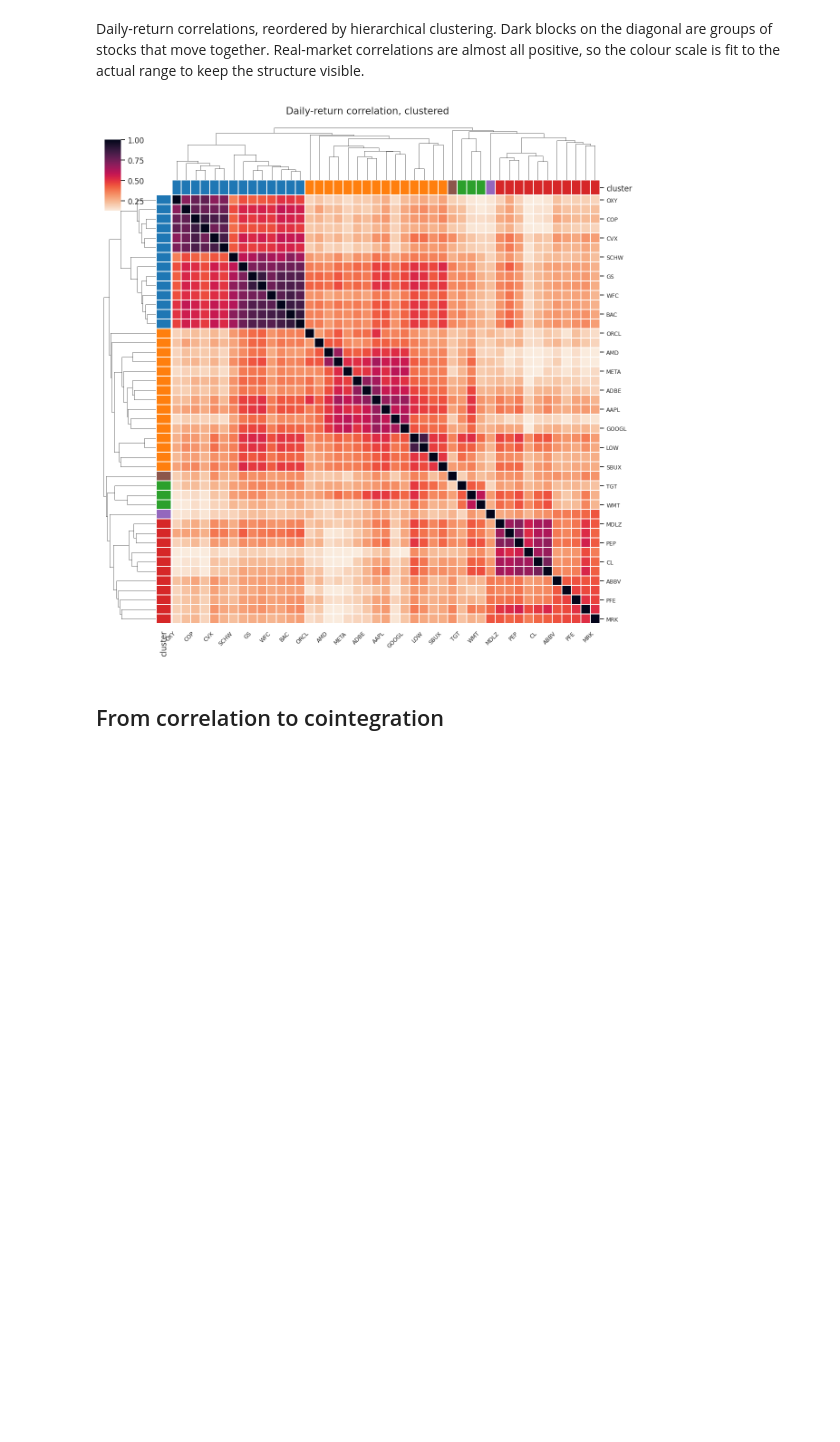
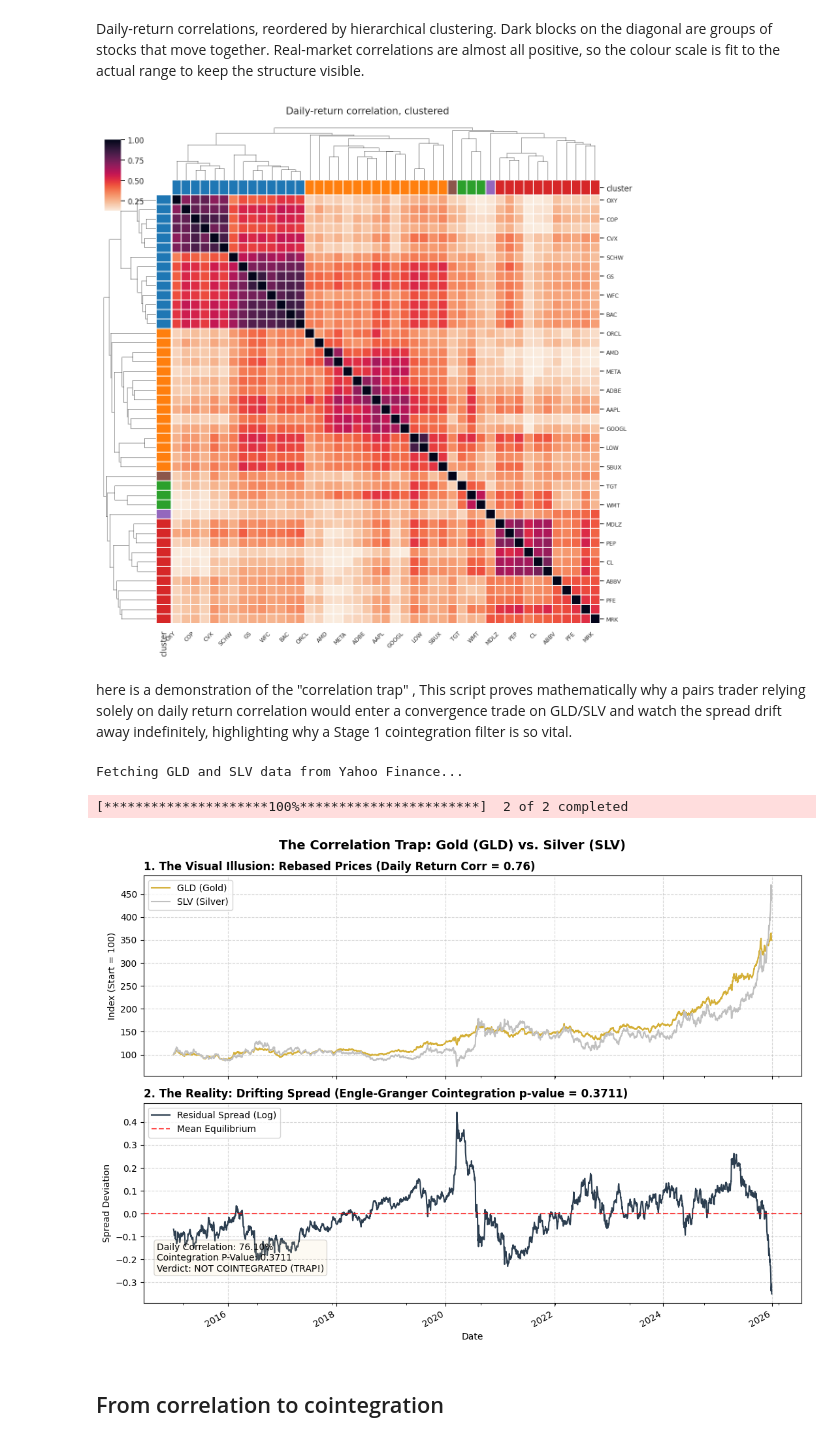
Before and after one commit to Saul666/MidtermProjBIU, a Jupyter notebook: notebooks/01_eda.ipynb, the cells around one changed output. Saved outputs shown, nothing was run; the diff lists cells and outputs as text; code cells hidden in the pictures; blank space fills up the shorter version.

Commit message:
demonstration of the correlation trap

```diff
--- a/notebooks/01_eda.ipynb
+++ b/notebooks/01_eda.ipynb
@@ -144,6 +144,81 @@ g.fig.suptitle("Daily-return correlation, clustered", y=1.02, fontsize=14)
 save_fig(g.fig, "eda_correlation_clusters.png"); plt.show()
 # %% [output]
 [figure]
+# %% [markdown]
+here is a demonstration of the "correlation trap" , This script proves mathematically why a pairs trader relying solely on daily return correlation would enter a convergence trade on GLD/SLV and watch the spread drift away indefinitely, highlighting why a Stage 1 cointegration filter is so vital.
+# %%
+import numpy as np
+import pandas as pd
+import matplotlib.pyplot as plt
+import yfinance as yf
+from statsmodels.tsa.stattools import coint
+
+# 1. Download 10 years of historical data
+print("Fetching GLD and SLV data from Yahoo Finance...")
+data = yf.download(["GLD", "SLV"], start="2015-01-01", end="2025-12-31", auto_adjust=True)
+prices = data["Close"].dropna()
+
+# 2. Calculate Daily Return Correlation (Short-term co-movement)
+returns = np.log(prices).diff().dropna()
+correlation = returns["GLD"].corr(returns["SLV"])
+
+# 3. Rebase Prices to 100 for visual comparison
+rebased = prices / prices.iloc[0] * 100
+
+# 4. Perform Cointegration Test & Extract the Spread Residuals
+# We regress log(GLD) on log(SLV) to find the hedge ratio (beta)
+log_gld = np.log(prices["GLD"])
+log_slv = np.log(prices["SLV"])
+
+# Fit OLS: GLD = beta * SLV + alpha
+beta, alpha = np.polyfit(log_slv, log_gld, 1)
+spread = log_gld - (beta * log_slv + alpha)
+
+# Run Engle-Granger cointegration test
+coint_score, coint_pvalue, _ = coint(log_gld, log_slv)
+
+# 5. Plotting the Trap
+fig, (ax1, ax2) = plt.subplots(nrows=2, ncols=1, figsize=(11, 8), sharex=True)
+
+# Top Subplot: Rebased Prices
+rebased["GLD"].plot(ax=ax1, color="#D4AF37", linewidth=1.5, label="GLD (Gold)")
+rebased["SLV"].plot(ax=ax1, color="#C0C0C0", linewidth=1.5, label="SLV (Silver)")
+ax1.set_title(
+    f"1. The Visual Illusion: Rebased Prices (Daily Return Corr = {correlation:.2f})",
+    loc="left", fontsize=12, fontweight="bold"
+)
+ax1.set_ylabel("Index (Start = 100)")
+ax1.legend(loc="upper left")
+ax1.grid(True, linestyle="--", alpha=0.5)
+
+# Bottom Subplot: The Drifting Spread
+spread.plot(ax=ax2, color="#2c3e50", linewidth=1.5, label="Residual Spread (Log)")
+ax2.axhline(0, color="red", linestyle="--", alpha=0.7, label="Mean Equilibrium")
+ax2.set_title(
+    f"2. The Reality: Drifting Spread (Engle-Granger Cointegration p-value = {coint_pvalue:.4f})",
+    loc="left", fontsize=12, fontweight="bold"
+)
+ax2.set_ylabel("Spread Deviation")
+ax2.set_xlabel("Date")
+ax2.legend(loc="upper left")
+ax2.grid(True, linestyle="--", alpha=0.5)
+
+# Add an annotations box to explain the math
+textstr = (
+    f"Daily Correlation: {correlation:.2%}\n"
+    f"Cointegration P-Value: {coint_pvalue:.4f}\n"
+    f"Verdict: {'COINTEGRATED' if coint_pvalue < 0.05 else 'NOT COINTEGRATED (TRAP!)'}"
+)
+props = dict(boxstyle='round', facecolor='wheat', alpha=0.15)
+ax2.text(0.02, 0.15, textstr, transform=ax2.transAxes, fontsize=10, verticalalignment='bottom', bbox=props)
+
+plt.suptitle("The Correlation Trap: Gold (GLD) vs. Silver (SLV)", y=0.98, fontsize=14, fontweight="bold")
+plt.tight_layout()
+plt.show()
+# %% [output]
+Fetching GLD and SLV data from Yahoo Finance...
+[*********************100%***********************]  2 of 2 completed
+[figure, added]
 # %% [markdown]
 ## From correlation to cointegration
 # %% [markdown]
```
Also changed, not shown: parts of 1 cell of this notebook.
